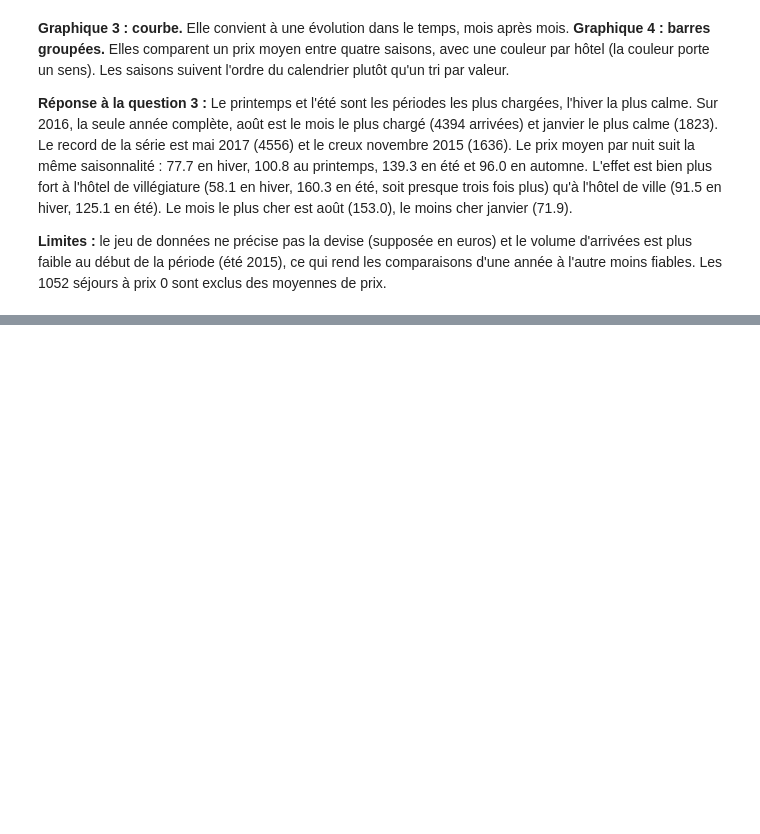
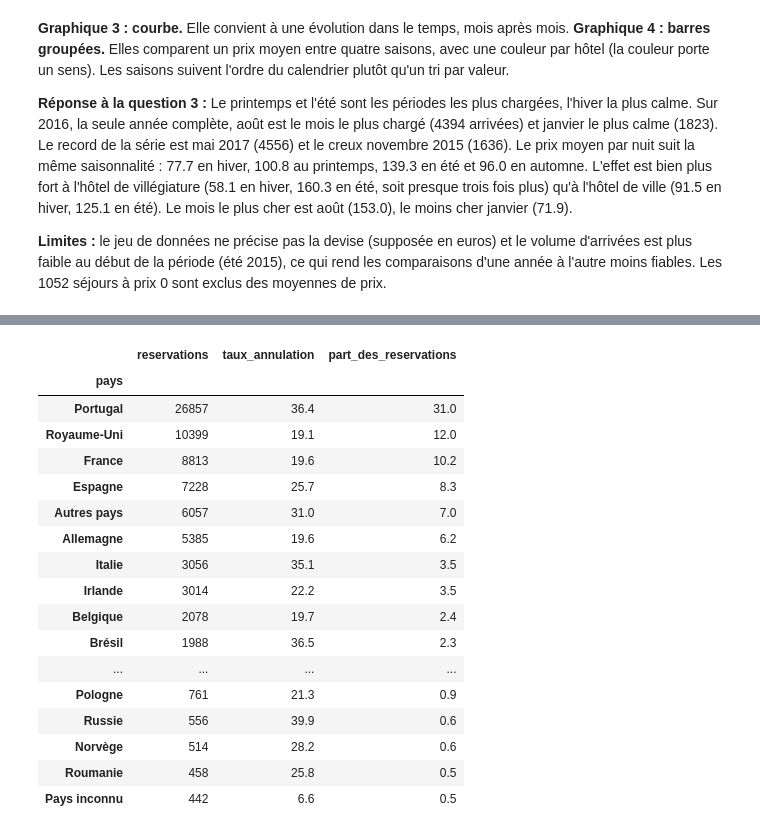
Before and after one commit to fotsotagnefred-png/Mon-projet-Analyse, a Jupyter notebook: notebooks/03_analyse.ipynb, the cells around one changed output, grey strips where cells are left out. Cells and saved outputs as stored; diff of their text form; code cells hidden in the pictures; blank space fills up the shorter version.

```diff
--- a/notebooks/03_analyse.ipynb
+++ b/notebooks/03_analyse.ipynb
@@ -290,0 +371,27 @@ plt.show()
+# %%
+origine = hotels_pays.groupby("pays").agg(
+    reservations=("is_canceled", "size"),
+    taux_annulation=("is_canceled", "mean"),
+)
+origine["part_des_reservations"] = (origine["reservations"] / len(hotels_pays) * 100).round(1)
+origine["taux_annulation"] = (origine["taux_annulation"] * 100).round(1)
+origine.sort_values("reservations", ascending=False)
+# %% [output]
+|  | reservations | taux_annulation | part_des_reservations |
+| pays |  |  |  |
+| Portugal | 26857 | 36.4 | 31.0 |
+| Royaume-Uni | 10399 | 19.1 | 12.0 |
+| France | 8813 | 19.6 | 10.2 |
+| Espagne | 7228 | 25.7 | 8.3 |
+| Autres pays | 6057 | 31.0 | 7.0 |
+| Allemagne | 5385 | 19.6 | 6.2 |
+| Italie | 3056 | 35.1 | 3.5 |
+| Irlande | 3014 | 22.2 | 3.5 |
+| Belgique | 2078 | 19.7 | 2.4 |
+| Brésil | 1988 | 36.5 | 2.3 |
+| ... | ... | ... | ... |
+| Pologne | 761 | 21.3 | 0.9 |
+| Russie | 556 | 39.9 | 0.6 |
+| Norvège | 514 | 28.2 | 0.6 |
+| Roumanie | 458 | 25.8 | 0.5 |
+| Pays inconnu | 442 | 6.6 | 0.5 |
```
Also changed, not shown: parts of 6 cells of this notebook, 1 other file.
